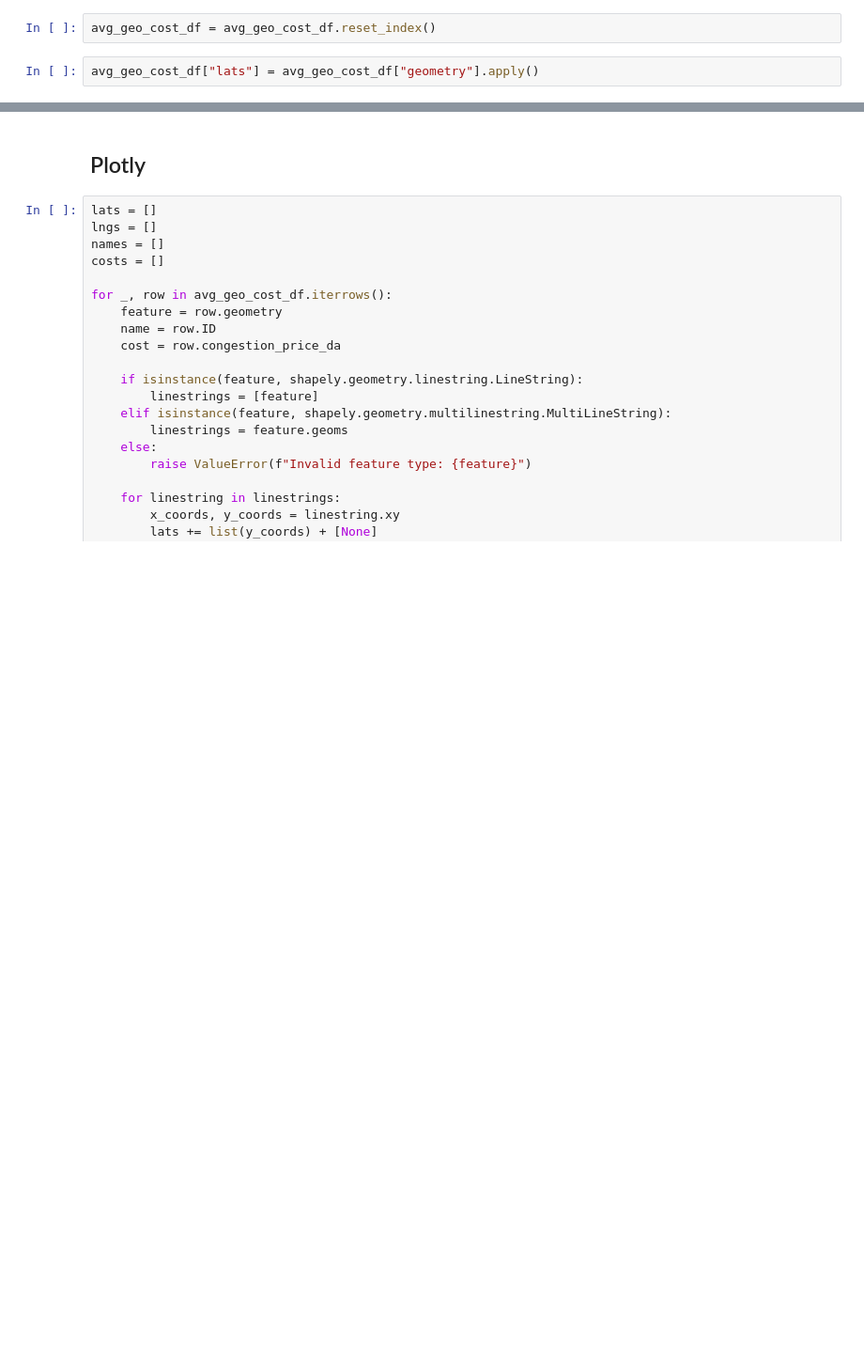
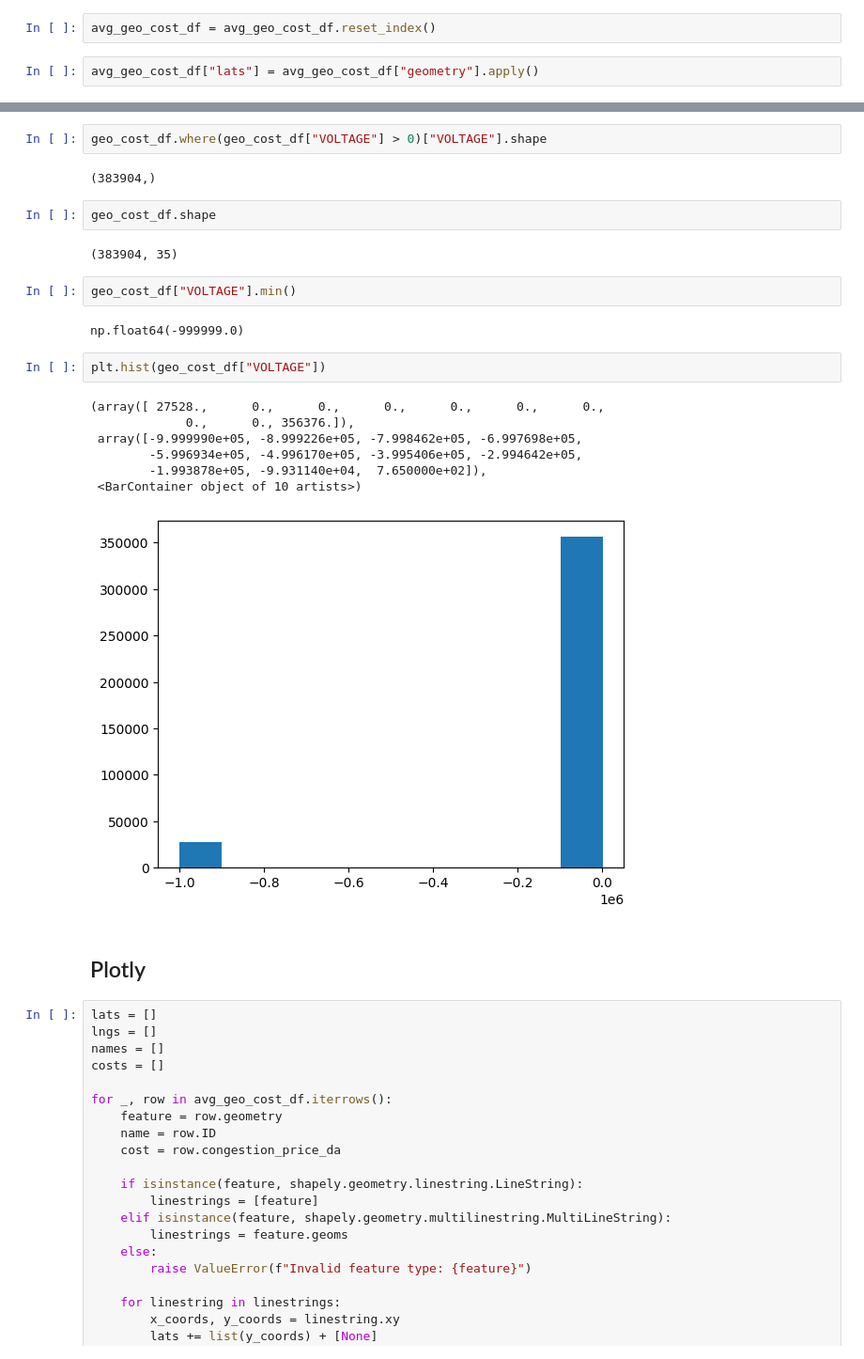
Before and after one commit to cccdenhart/transmission-capacity, a Jupyter notebook: explore.ipynb, the cells around one changed output, grey strips where cells are left out. Shown at 94% size. Cells and saved outputs as stored; diff of their text form; blank space fills up the shorter version.

```diff
--- a/explore.ipynb
+++ b/explore.ipynb
@@ -64,6 +80,28 @@ avg_geo_cost_df.head()
 | 2 | 100328 | 35010383 | LEXINGTON | LEXINGTON | TAP147650 | 115.0 | MULTILINESTRING ((-79.41256 37.79... | 17944.0 | 0.070473 | NaN | ... |
 | 3 | 100398 | 35010379 | DOOMS | DOOMS | VALLEY | 500.0 | MULTILINESTRING ((-78.8491 38.107... | 18426.0 | 0.276751 | NaN | ... |
 | 4 | 100840 | 52445 | BRIGHTON | BRIGHTON | MOUNT ZION | 230.0 | MULTILINESTRING ((-77.10354 39.19... | 18315.0 | 0.068176 | NaN | ... |
+# %%
+geo_cost_df.where(geo_cost_df["VOLTAGE"] > 0)["VOLTAGE"].shape
+# %% [output]
+(383904,)
+# %%
+geo_cost_df.shape
+# %% [output]
+(383904, 35)
+# %%
+geo_cost_df["VOLTAGE"].min()
+# %% [output]
+np.float64(-999999.0)
+# %%
+plt.hist(geo_cost_df["VOLTAGE"])
+# %% [output]
+(array([ 27528.,      0.,      0.,      0.,      0.,      0.,      0.,
+             0.,      0., 356376.]),
+ array([-9.999990e+05, -8.999226e+05, -7.998462e+05, -6.997698e+05,
+        -5.996934e+05, -4.996170e+05, -3.995406e+05, -2.994642e+05,
+        -1.993878e+05, -9.931140e+04,  7.650000e+02]),
+ <BarContainer object of 10 artists>)
+[figure, added]
 # %% [markdown]
 ## Plotly
 # %%
```
Also changed, not shown: parts of 4 cells of this notebook, 2 other files.
